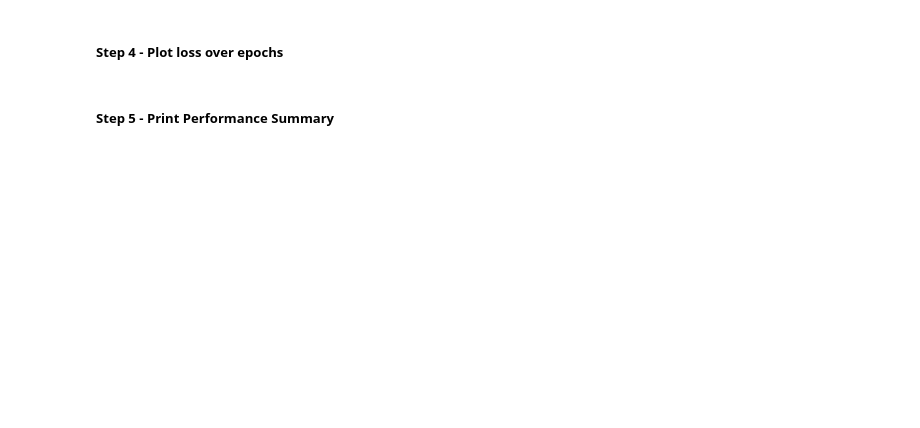
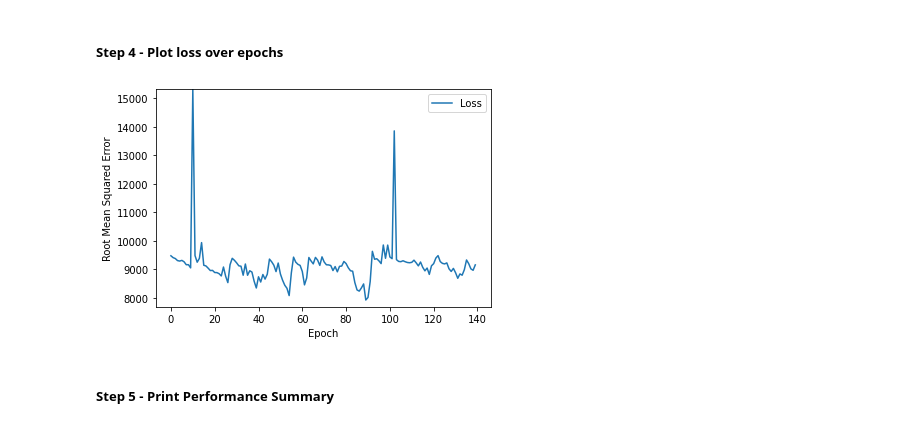
Before and after one commit to JayUpadhyayCS/DSFellowship, a Jupyter notebook: New/testing/testing.ipynb, the cells around one changed output. Saved outputs shown, nothing was run; the diff lists cells and outputs as text; code cells hidden in the pictures; blank space fills up the shorter version.

```diff
--- a/New/testing/testing.ipynb
+++ b/New/testing/testing.ipynb
@@ -77,5 +85,5 @@ df=df.dropna(axis=0, how='all')#drop full nan rows
 # %% [markdown]
 ##### Remove next line to include all data
 # %%
-df=df.iloc[100000:500000] #cuts data to long 120-119 approx
+df=df.iloc[120000:140000] #cuts data to long 120-119 approx
 df
@@ -91,7 +114,7 @@ def shaping(datain, timestep):
     #print(arr)
     cnt=0
 
-    for row in range(0,len(datain.index),500): #picks a row at every iteration, allows to reduction of input and inclusion of multiple time series, remove start and step to run on full dataset
+    for row in range(0,len(datain.index),1750): #picks a row at every iteration, allows to reduction of input and inclusion of multiple time series, remove start and step to run on full dataset
     # Convert input dataframe to array and flatten
         arr=datain.iloc[row].to_numpy().flatten() # flatten row
         arr[np.isnan(arr)] = -1000
@@ -126,7 +149,7 @@ X_test, Y_test = shaping(datain=test, timestep=timestep)
 ##### Step 3 - Specify the structure of a Neural Network, first model
 # %%
 model2 = Sequential(name="LSTM-Model") # Model
-model2.add(Masking(mask_value=-1000, input_shape=(timestep, 1)))
+#model2.add(Masking(mask_value=-1000, input_shape=(timestep, 1)))
 model2.add(Input(shape=(X_train.shape[1],X_train.shape[2]), name='Input-Layer')) # Input Layer - need to speicfy the shape of inputs
 model2.add(Bidirectional(LSTM(units=64, activation='relu', recurrent_activation='sigmoid', stateful=False), name='Hidden-LSTM-Encoder-Layer')) # Encoder Layer
 model2.add(RepeatVector(Y_train.shape[1], name='Repeat-Vector-Layer')) # Repeat Vector
@@ -149,7 +172,7 @@ model2.compile(optimizer='adam', # default='rmsprop', an algorithm to be used in
 history = model2.fit(X_train, # input data
                     Y_train, # target data
                     batch_size=3, # Number of samples per gradient update. If unspecified, batch_size will default to 32.
-                    epochs=400, # default=1, Number of epochs to train the model. An epoch is an iteration over the entire x and y data provided
+                    epochs=140, # default=1, Number of epochs to train the model. An epoch is an iteration over the entire x and y data provided
                     verbose=2, # default='auto', ('auto', 0, 1, or 2). Verbosity mode. 0 = silent, 1 = progress bar, 2 = one line per epoch. 'auto' defaults to 1 for most cases, but 2 when used with ParameterServerStrategy.
                     callbacks=None, # default=None, list of callbacks to apply during training. See tf.keras.callbacks
                     validation_split=0.2, # default=0.0, Fraction of the training data to be used as validation data. The model will set apart this fraction of the training data, will not train on it, and will evaluate the loss and any model metrics on this data at the end of each epoch.
@@ -172,21 +233,23 @@ history = model2.fit(X_train, # input data
 # %%
 # Gather the trained model's weight and bias.
 trained_weight = model2.get_weights()[0]
 trained_bias = model2.get_weights()[1]
 
   # The list of epochs is stored separately from the
   # rest of history.
 epochs = history.epoch
 
   # Gather the history (a snapshot) of each epoch.
-hist = pd.DataFrame(history.history)
+#hist = pd.DataFrame(history.history)
 
   # Specifically gather the model's root mean
   # squared error at each epoch.
-rmse = hist["mean_squared_error"]
+rmse = history.history["mean_squared_error"]
 
 #plot_the_model(trained_weight, trained_bias, X_test, Y_train)
 plot_the_loss_curve(epochs, rmse)
+# %% [output]
+[figure, added]
 # %% [markdown]
 ##### Step 5 - Print Performance Summary
 # %%
```
Also changed, not shown: parts of 6 cells of this notebook, 7 other files.
